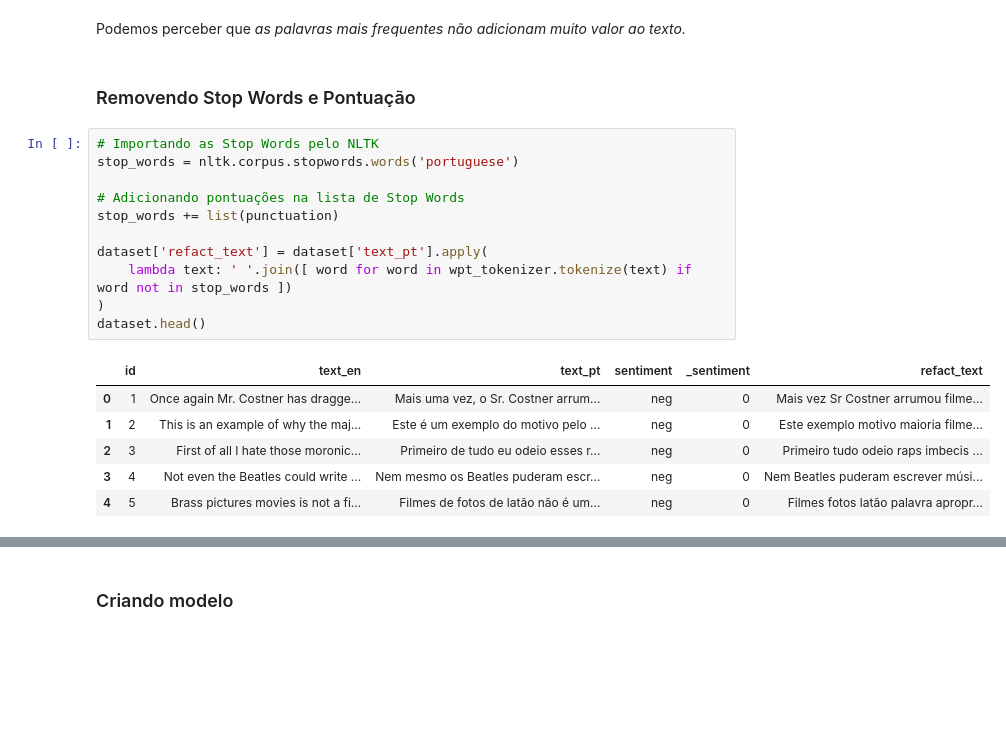
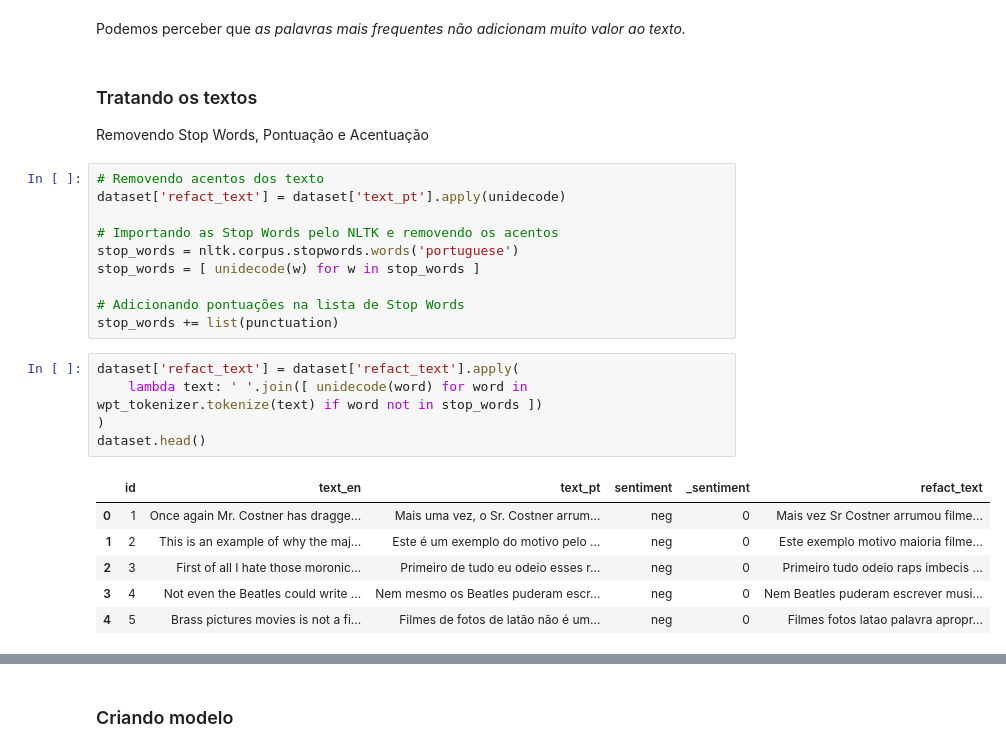
Before and after one commit to pveiga-abreu/feelings-identifier, a Jupyter notebook: main.ipynb, the cells around one changed output, grey strips where cells are left out. Saved outputs shown, nothing was run; the diff lists cells and outputs as text; blank space fills up the shorter version.

```diff
--- a/main.ipynb
+++ b/main.ipynb
@@ -139,22 +140,27 @@ frequency_df.nlargest(columns='freq', n=10)
 # %% [markdown]
 Podemos perceber que <em>as palavras mais frequentes não adicionam muito valor ao texto.</em>
 # %% [markdown]
-### Removendo Stop Words e Pontuação
+### Tratando os textos
+Removendo Stop Words, Pontuação e Acentuação
+# %%
+# Removendo acentos dos texto
+dataset['refact_text'] = dataset['text_pt'].apply(unidecode)
+
+# Importando as Stop Words pelo NLTK e removendo os acentos
+stop_words = nltk.corpus.stopwords.words('portuguese')
+stop_words = [ unidecode(w) for w in stop_words ]
+
+# Adicionando pontuações na lista de Stop Words
+stop_words += list(punctuation)
 # %%
-# Importando as Stop Words pelo NLTK
-stop_words = nltk.corpus.stopwords.words('portuguese')
-
-# Adicionando pontuações na lista de Stop Words
-stop_words += list(punctuation)
-
-dataset['refact_text'] = dataset['text_pt'].apply(
-    lambda text: ' '.join([ word for word in wpt_tokenizer.tokenize(text) if word not in stop_words ])
+dataset['refact_text'] = dataset['refact_text'].apply(
+    lambda text: ' '.join([ unidecode(word) for word in wpt_tokenizer.tokenize(text) if word not in stop_words ])
 )
 dataset.head()
 # %% [output]
 |  | id | text_en | text_pt | sentiment | _sentiment | refact_text |
 | 0 | 1 | Once again Mr. Costner has dragge... | Mais uma vez, o Sr. Costner arrum... | neg | 0 | Mais vez Sr Costner arrumou filme... |
 | 1 | 2 | This is an example of why the maj... | Este é um exemplo do motivo pelo ... | neg | 0 | Este exemplo motivo maioria filme... |
 | 2 | 3 | First of all I hate those moronic... | Primeiro de tudo eu odeio esses r... | neg | 0 | Primeiro tudo odeio raps imbecis ... |
-| 3 | 4 | Not even the Beatles could write ... | Nem mesmo os Beatles puderam escr... | neg | 0 | Nem Beatles puderam escrever músi... |
-| 4 | 5 | Brass pictures movies is not a fi... | Filmes de fotos de latão não é um... | neg | 0 | Filmes fotos latão palavra apropr... |
+| 3 | 4 | Not even the Beatles could write ... | Nem mesmo os Beatles puderam escr... | neg | 0 | Nem Beatles puderam escrever musi... |
+| 4 | 5 | Brass pictures movies is not a fi... | Filmes de fotos de latão não é um... | neg | 0 | Filmes fotos latao palavra apropr... |
```
Also changed, not shown: parts of 22 cells of this notebook, 1 other file.
